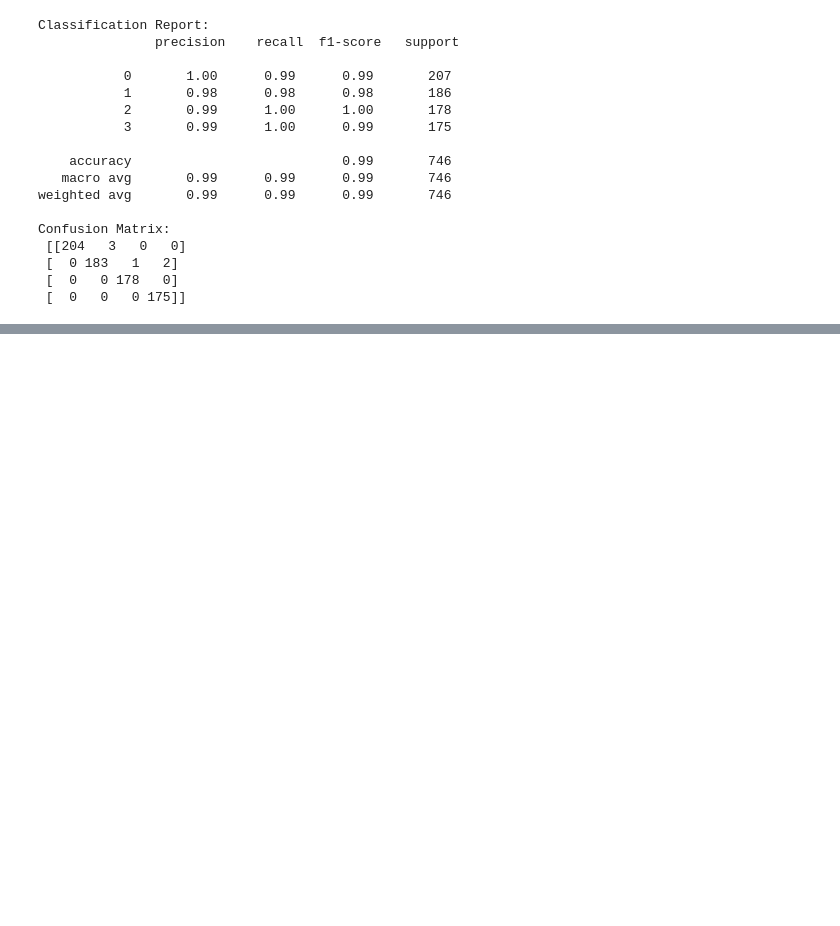
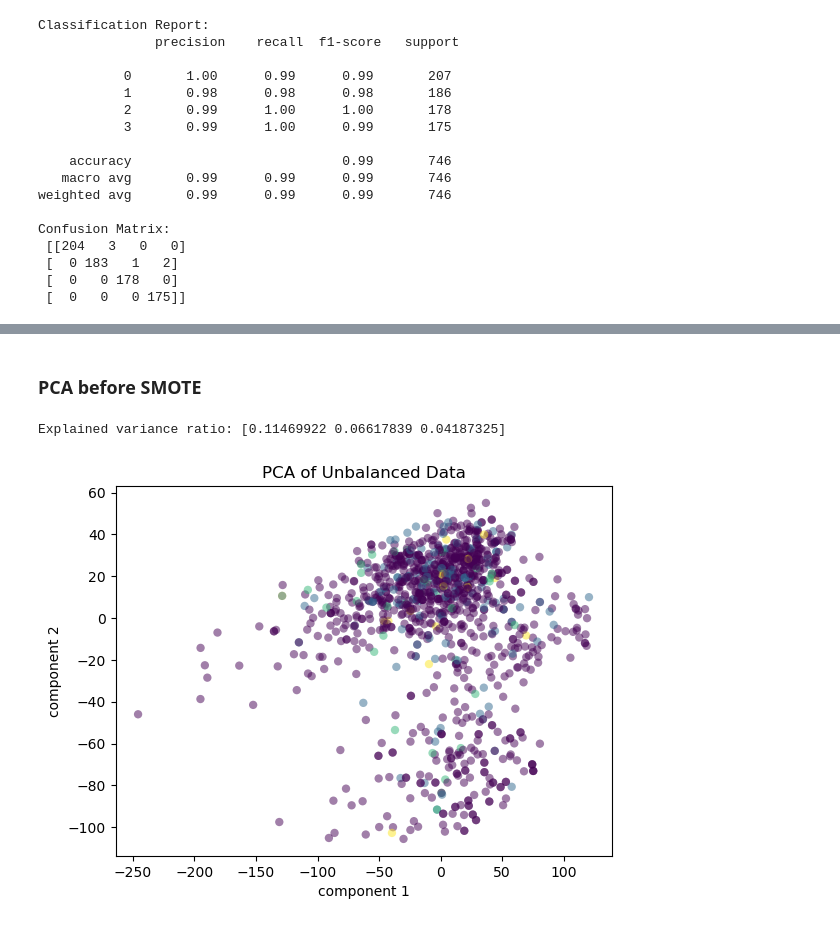
Before and after one commit to beatricecitterio/ml-repo, a Jupyter notebook: multiclass.ipynb, the cells around one changed output, grey strips where cells are left out. Cells and saved outputs as stored; diff of their text form; code cells hidden in the pictures; blank space fills up the shorter version.

```diff
--- a/multiclass.ipynb
+++ b/multiclass.ipynb
@@ -149,0 +237,20 @@ Confusion Matrix:
+# %% [markdown]
+### **PCA before SMOTE**
+# %%
+scaler = StandardScaler()
+X_scaled = scaler.fit_transform(X)
+
+pca = PCA(n_components=3)
+X_pca = pca.fit_transform(X_scaled)
+
+print("Explained variance ratio:", pca.explained_variance_ratio_)
+# %% [output]
+Explained variance ratio: [0.11469922 0.06617839 0.04187325]
+# %%
+plt.scatter(X_pca[:, 0], X_pca[:, 1], c=y, edgecolor='none', alpha=0.5, cmap=plt.cm.get_cmap('viridis', 10))
+plt.xlabel('component 1')
+plt.ylabel('component 2')
+plt.title('PCA of Unbalanced Data')
+plt.show()
+# %% [output]
+[figure, added]
```
Also changed, not shown: parts of 67 cells of this notebook, 23 other files.
